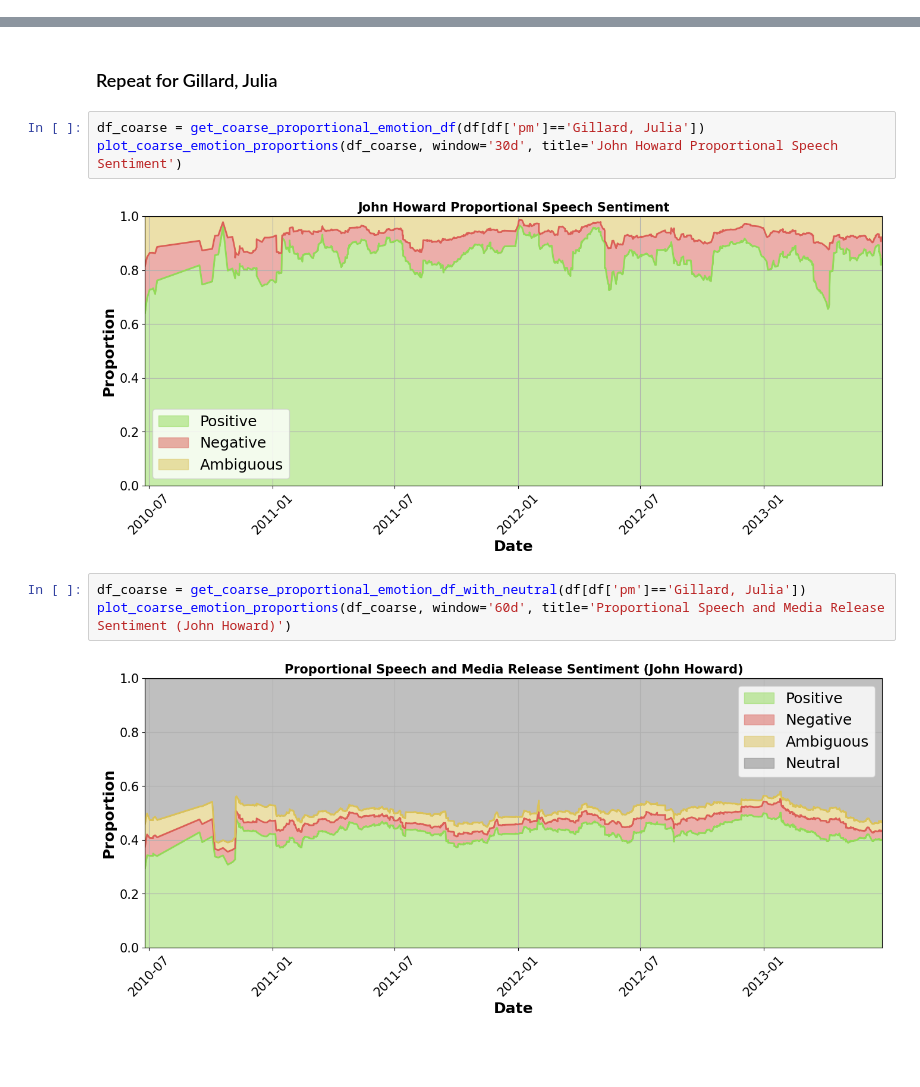
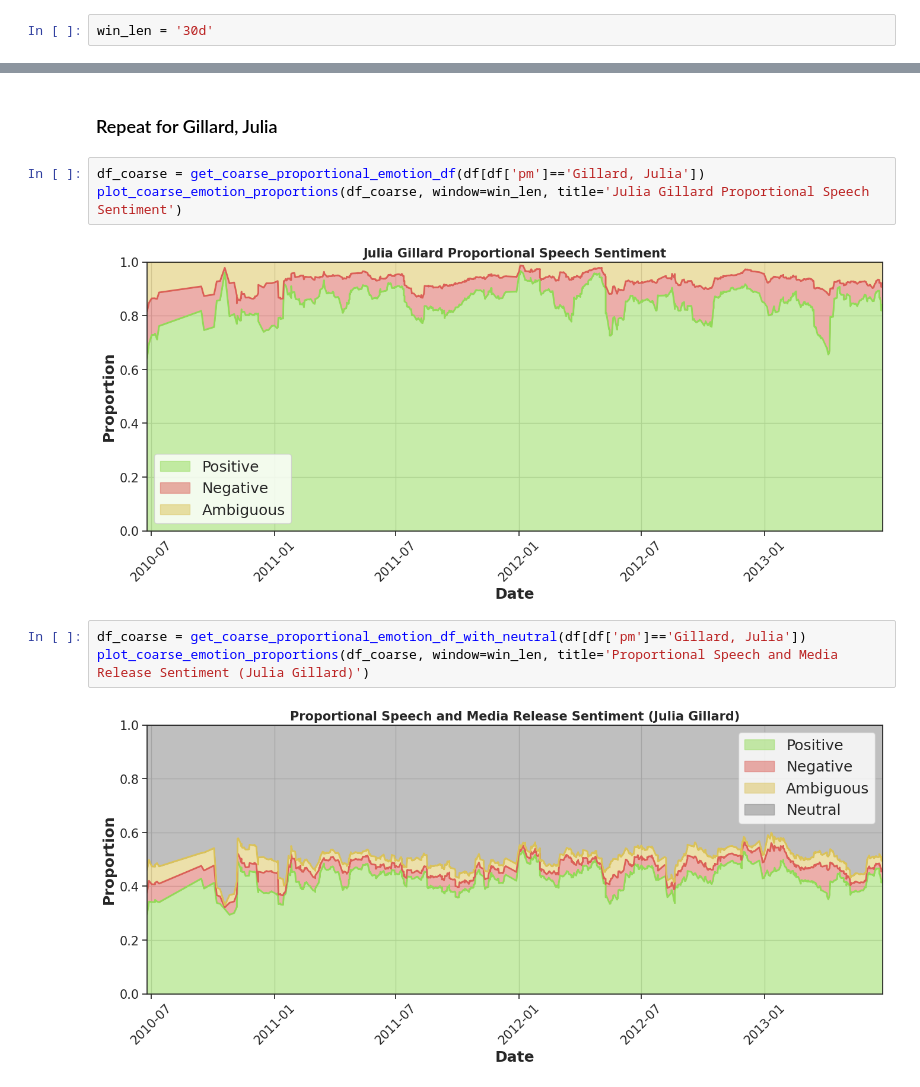
Before and after one commit to thaum-io/language-of-leadership, a Jupyter notebook: nb/VisEmotion2.ipynb, the cells around one changed output, grey strips where cells are left out. Cells and saved outputs as stored; diff of their text form; blank space fills up the shorter version.

```diff
--- a/nb/VisEmotion2.ipynb
+++ b/nb/VisEmotion2.ipynb
@@ -252,5 +252,7 @@ def plot_coarse_emotion_proportions(df_coarse, window='120d', title='PM Speech S
     plt.xlabel('Date',  fontweight='bold')
     plt.ylabel('Proportion',  fontweight='bold')
     plt.title(title,  fontweight='bold' )
+# %%
+win_len = '30d'
 # %%
 df_coarse = get_coarse_proportional_emotion_df(df[df['pm']=='Howard, John'])
@@ -266,11 +268,11 @@ plot_coarse_emotion_proportions(df_coarse, window='60d', title='Proportional Spe
 ### Repeat for Gillard, Julia
 # %%
 df_coarse = get_coarse_proportional_emotion_df(df[df['pm']=='Gillard, Julia'])
-plot_coarse_emotion_proportions(df_coarse, window='30d', title='John Howard Proportional Speech Sentiment')
+plot_coarse_emotion_proportions(df_coarse, window=win_len, title='Julia Gillard Proportional Speech Sentiment')
 # %% [output]
-[figure, old version]
+[figure, new version]
 # %%
 df_coarse = get_coarse_proportional_emotion_df_with_neutral(df[df['pm']=='Gillard, Julia'])
-plot_coarse_emotion_proportions(df_coarse, window='60d', title='Proportional Speech and Media Release Sentiment (John Howard)')
+plot_coarse_emotion_proportions(df_coarse, window=win_len, title='Proportional Speech and Media Release Sentiment (Julia Gillard)')
 # %% [output]
-[figure, old version]
+[figure, new version]
```
Also changed, not shown: parts of 14 cells of this notebook, 2 other files.
